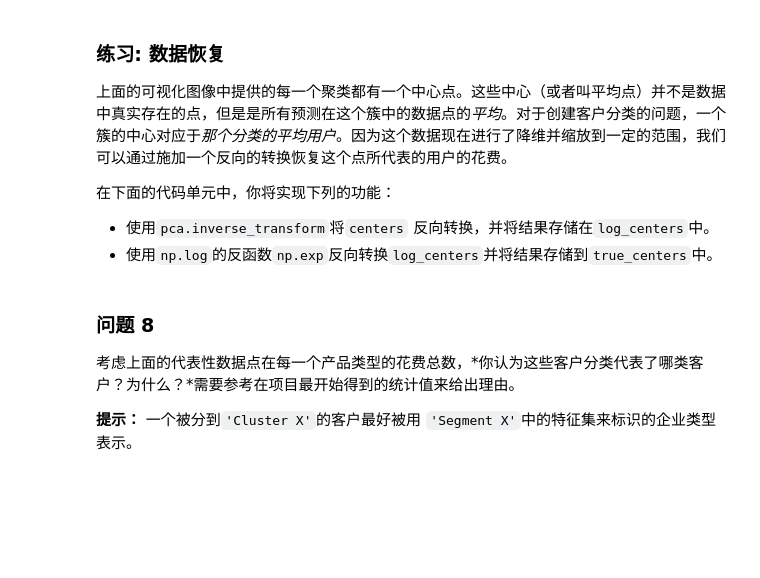
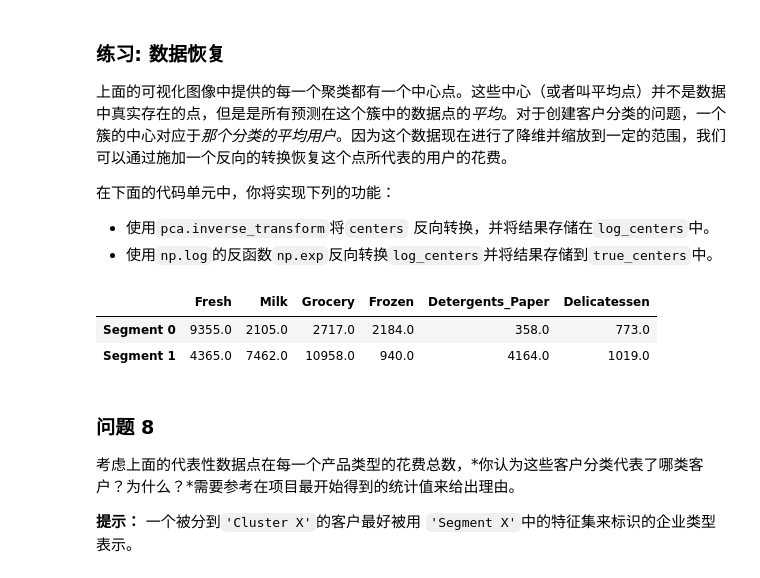
Before and after one commit to jesnssmith/custom_cluster, a Jupyter notebook: customer_segments.ipynb, the cells around one changed output. Cells and saved outputs as stored; diff of their text form; code cells hidden in the pictures; blank space fills up the shorter version.

```diff
--- a/customer_segments.ipynb
+++ b/customer_segments.ipynb
@@ -322,13 +438,13 @@ display(pd.DataFrame(np.round(pca_samples, 4), columns = pca_results.index.value
  - 使用`pca.transform`将`log_samples`进行转换，并将结果存储在`pca_samples`中。
 # %%
 # TODO：通过在good data上进行PCA，将其转换成两个维度
-pca = None
+pca = PCA(n_components=2).fit(good_data)
 
 # TODO：使用上面训练的PCA将good data进行转换
-reduced_data = None
+reduced_data = pca.transform(good_data)
 
 # TODO：使用上面训练的PCA将log_samples进行转换
-pca_samples = None
+pca_samples = pca.transform(log_samples)
 
 # 为降维后的数据创建一个DataFrame
 reduced_data = pd.DataFrame(reduced_data, columns = ['Dimension 1', 'Dimension 2'])
@@ -390,0 +514,20 @@ score = None
+# %%
+from sklearn.mixture import GaussianMixture
+from sklearn.cluster import KMeans
+from sklearn.metrics import silhouette_score
+# TODO：在降维后的数据上使用你选择的聚类算法
+# for i in range(2,10):
+clusterer = GaussianMixture(n_components=2,random_state=6).fit(reduced_data)
+
+# TODO：预测每一个点的簇
+preds = clusterer.predict(reduced_data)
+
+# TODO：找到聚类中心
+centers = clusterer.means_
+
+# TODO：预测在每一个转换后的样本点的类
+sample_preds = clusterer.predict(pca_samples)
+
+# TODO：计算选择的类别的平均轮廓系数（mean silhouette coefficient）
+score = silhouette_score(reduced_data,preds)
+print score
@@ -409,16 +573,20 @@ vs.cluster_results(reduced_data, preds, centers, pca_samples)
  - 使用`np.log`的反函数`np.exp`反向转换`log_centers`并将结果存储到`true_centers`中。
 # %%
 # TODO：反向转换中心点
-log_centers = None
+log_centers = pca.inverse_transform(centers)
 
 # TODO：对中心点做指数转换
-true_centers = None
+true_centers = np.exp(log_centers)
 
 # 显示真实的中心点
 segments = ['Segment {}'.format(i) for i in range(0,len(centers))]
 true_centers = pd.DataFrame(np.round(true_centers), columns = data.keys())
 true_centers.index = segments
 display(true_centers)
+# %% [output]
+|  | Fresh | Milk | Grocery | Frozen | Detergents_Paper | Delicatessen |
+| Segment 0 | 9355.0 | 2105.0 | 2717.0 | 2184.0 | 358.0 | 773.0 |
+| Segment 1 | 4365.0 | 7462.0 | 10958.0 | 940.0 | 4164.0 | 1019.0 |
 # %% [markdown]
 ### 问题 8
 考虑上面的代表性数据点在每一个产品类型的花费总数，*你认为这些客户分类代表了哪类客户？为什么？*需要参考在项目最开始得到的统计值来给出理由。
```
Also changed, not shown: parts of 43 cells of this notebook, 1 other file.
